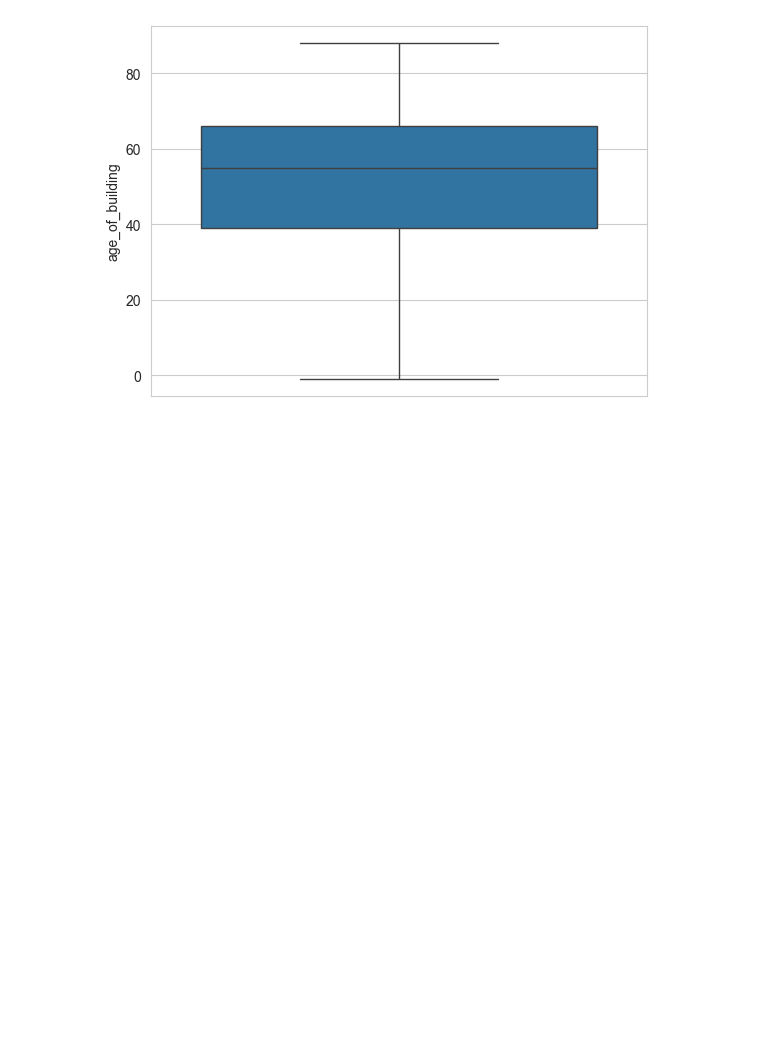
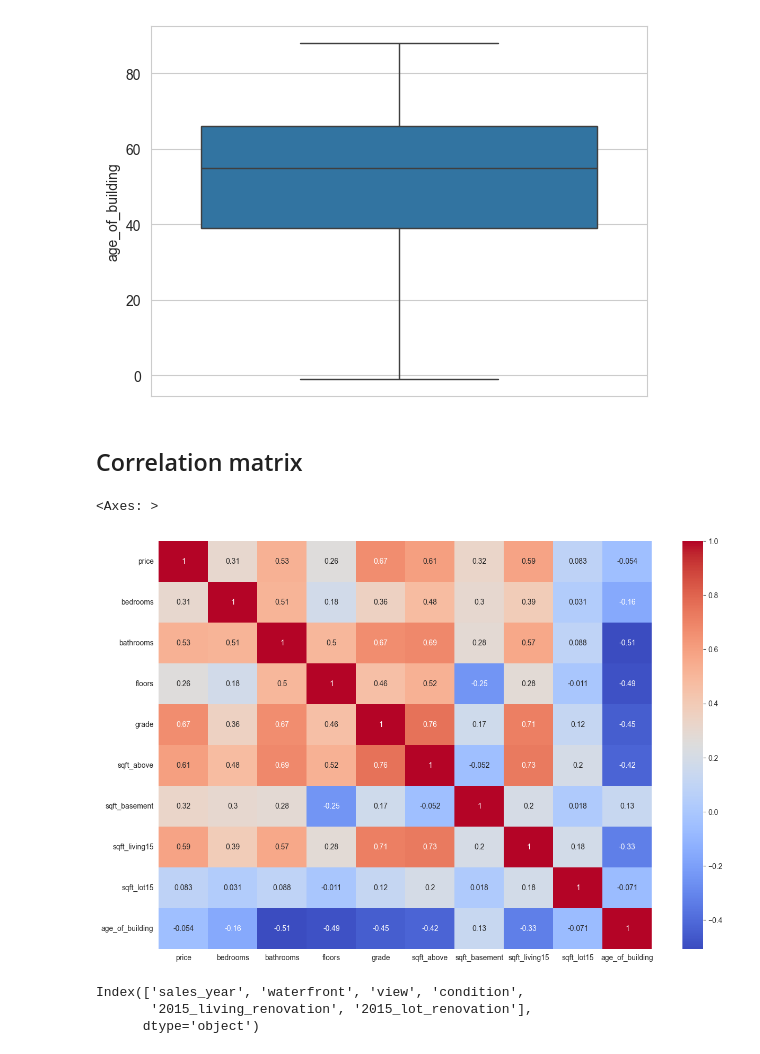
Before and after one commit to Takosaga/spring_24, a Jupyter notebook: data_mining/lab3/lab3.ipynb, the cells around one changed output. Drawn from its saved outputs; the diff is of its cells as text; code cells hidden in the pictures; blank space fills up the shorter version.

```diff
--- a/data_mining/lab3/lab3.ipynb
+++ b/data_mining/lab3/lab3.ipynb
@@ -347,0 +355,15 @@ d
+# %% [markdown]
+## Correlation matrix
+# %%
+chain_map_w_outliers = numerical_df.corr()
+plt.figure(figsize=(15,10))
+sns.heatmap(chain_map_w_outliers, annot=True, cmap='coolwarm')
+# %% [output]
+<Axes: >
+[figure, added]
+# %%
+categories_df.columns
+# %% [output]
+Index(['sales_year', 'waterfront', 'view', 'condition',
+       '2015_living_renovation', '2015_lot_renovation'],
+      dtype='object')
```
Also changed, not shown: parts of 21 cells of this notebook.
